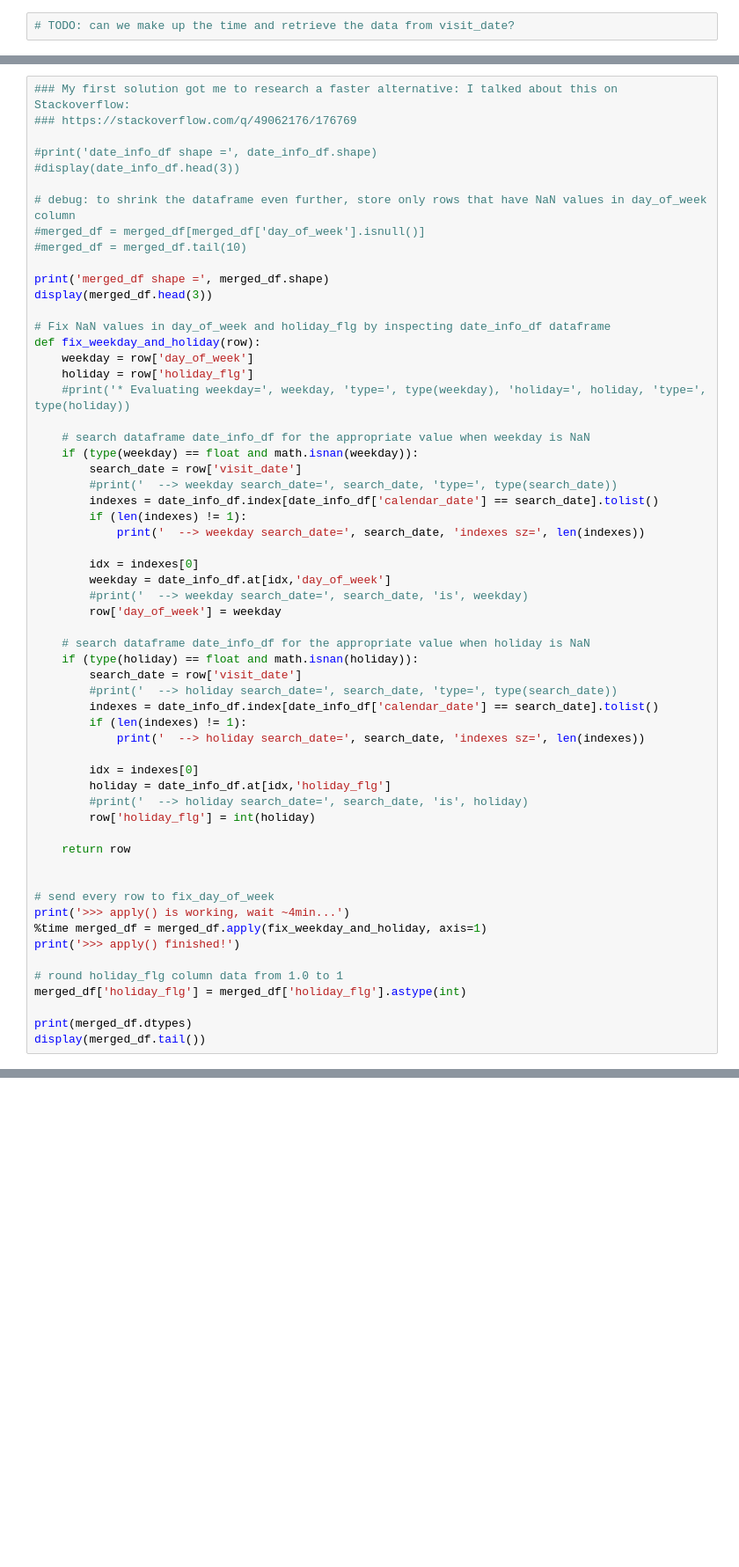
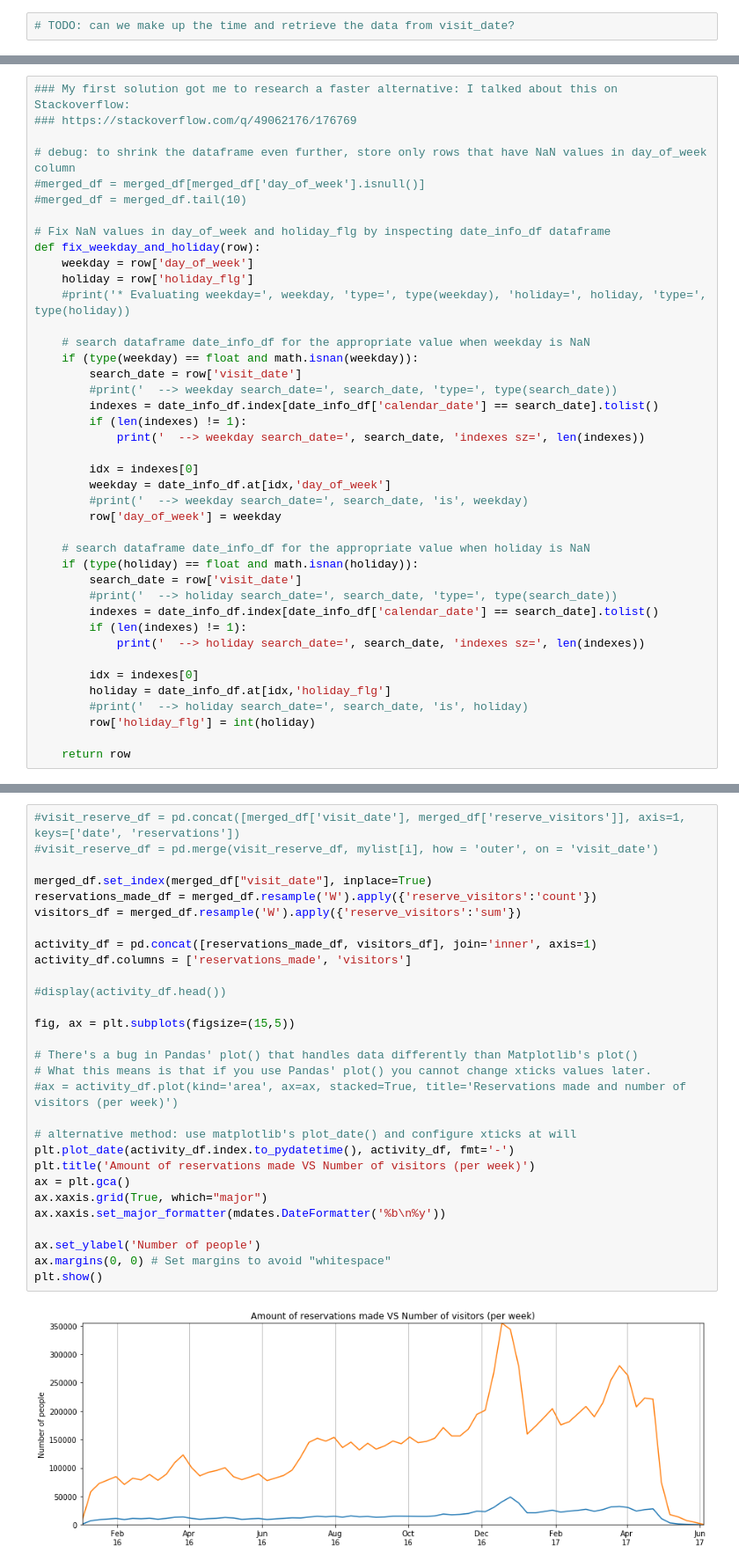
Before and after one commit to karlphillip/DataScience, a Jupyter notebook: Project1/1_data_wrangling.ipynb, the cells around one changed output, grey strips where cells are left out. Shown at 88% size. Drawn from its saved outputs; the diff is of its cells as text; blank space fills up the shorter version.

Commit message:
Project1: improved runtime of section 4 and fixed chart in section 5

```diff
--- a/Project1/1_data_wrangling.ipynb
+++ b/Project1/1_data_wrangling.ipynb
@@ -579,15 +588,9 @@ Fixing columns *day_of_week* and *holiday_flg* can be done by retrieving the mis
 ### My first solution got me to research a faster alternative: I talked about this on Stackoverflow:
 ### https://stackoverflow.com/q/49062176/176769
 
-#print('date_info_df shape =', date_info_df.shape)
-#display(date_info_df.head(3))
-
 # debug: to shrink the dataframe even further, store only rows that have NaN values in day_of_week column
 #merged_df = merged_df[merged_df['day_of_week'].isnull()]
 #merged_df = merged_df.tail(10)
-
-print('merged_df shape =', merged_df.shape)
-display(merged_df.head(3))
 
 # Fix NaN values in day_of_week and holiday_flg by inspecting date_info_df dataframe
 def fix_weekday_and_holiday(row):
@@ -622,15 +625,3 @@ def fix_weekday_and_holiday(row):
         row['holiday_flg'] = int(holiday)
 
     return row
-
-
-# send every row to fix_day_of_week
-print('>>> apply() is working, wait ~4min...')
-%time merged_df = merged_df.apply(fix_weekday_and_holiday, axis=1)
-print('>>> apply() finished!')
-
-# round holiday_flg column data from 1.0 to 1
-merged_df['holiday_flg'] = merged_df['holiday_flg'].astype(int)
-
-print(merged_df.dtypes)
-display(merged_df.tail())
@@ -758,0 +723,31 @@ plt.show()
+# %%
+#visit_reserve_df = pd.concat([merged_df['visit_date'], merged_df['reserve_visitors']], axis=1, keys=['date', 'reservations'])
+#visit_reserve_df = pd.merge(visit_reserve_df, mylist[i], how = 'outer', on = 'visit_date')
+
+merged_df.set_index(merged_df["visit_date"], inplace=True)
+reservations_made_df = merged_df.resample('W').apply({'reserve_visitors':'count'})
+visitors_df = merged_df.resample('W').apply({'reserve_visitors':'sum'})
+
+activity_df = pd.concat([reservations_made_df, visitors_df], join='inner', axis=1)
+activity_df.columns = ['reservations_made', 'visitors']
+
+#display(activity_df.head())
+
+fig, ax = plt.subplots(figsize=(15,5))
+
+# There's a bug in Pandas' plot() that handles data differently than Matplotlib's plot()
+# What this means is that if you use Pandas' plot() you cannot change xticks values later.
+#ax = activity_df.plot(kind='area', ax=ax, stacked=True, title='Reservations made and number of visitors (per week)')
+
+# alternative method: use matplotlib's plot_date() and configure xticks at will
+plt.plot_date(activity_df.index.to_pydatetime(), activity_df, fmt='-')
+plt.title('Amount of reservations made VS Number of visitors (per week)')
+ax = plt.gca()
+ax.xaxis.grid(True, which="major")
+ax.xaxis.set_major_formatter(mdates.DateFormatter('%b\n%y'))
+
+ax.set_ylabel('Number of people')
+ax.margins(0, 0) # Set margins to avoid "whitespace"
+plt.show()
+# %% [output]
+[figure, added]
```
Also changed, not shown: parts of 12 cells of this notebook.
